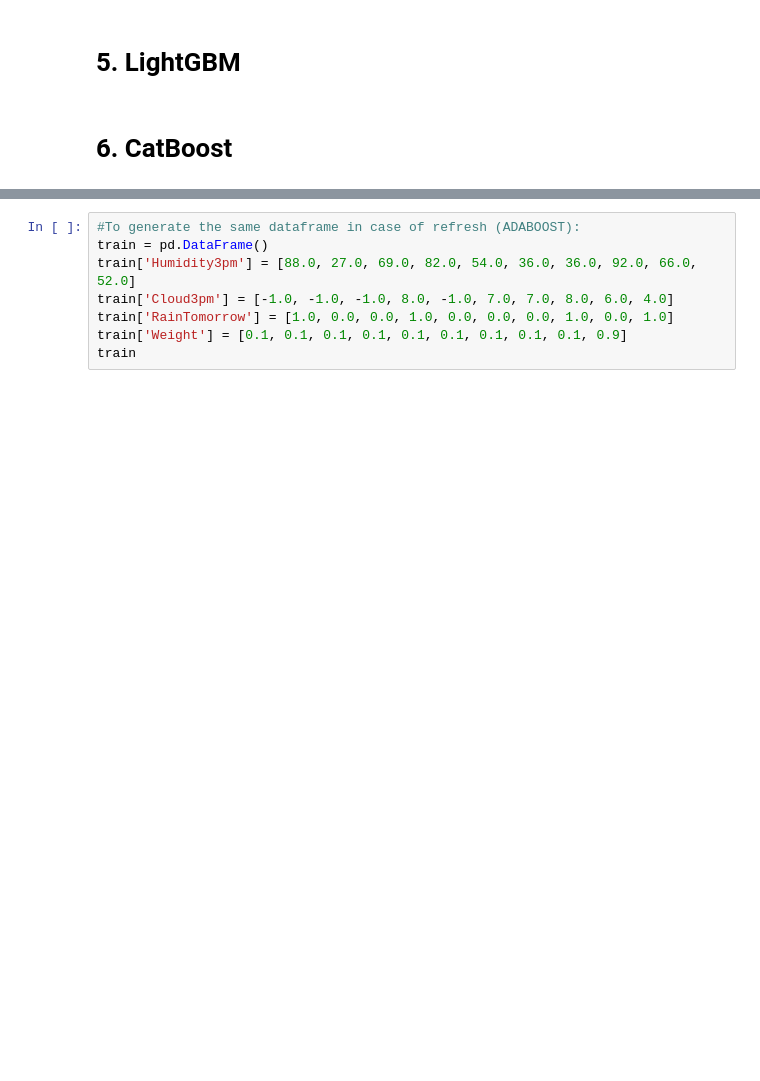
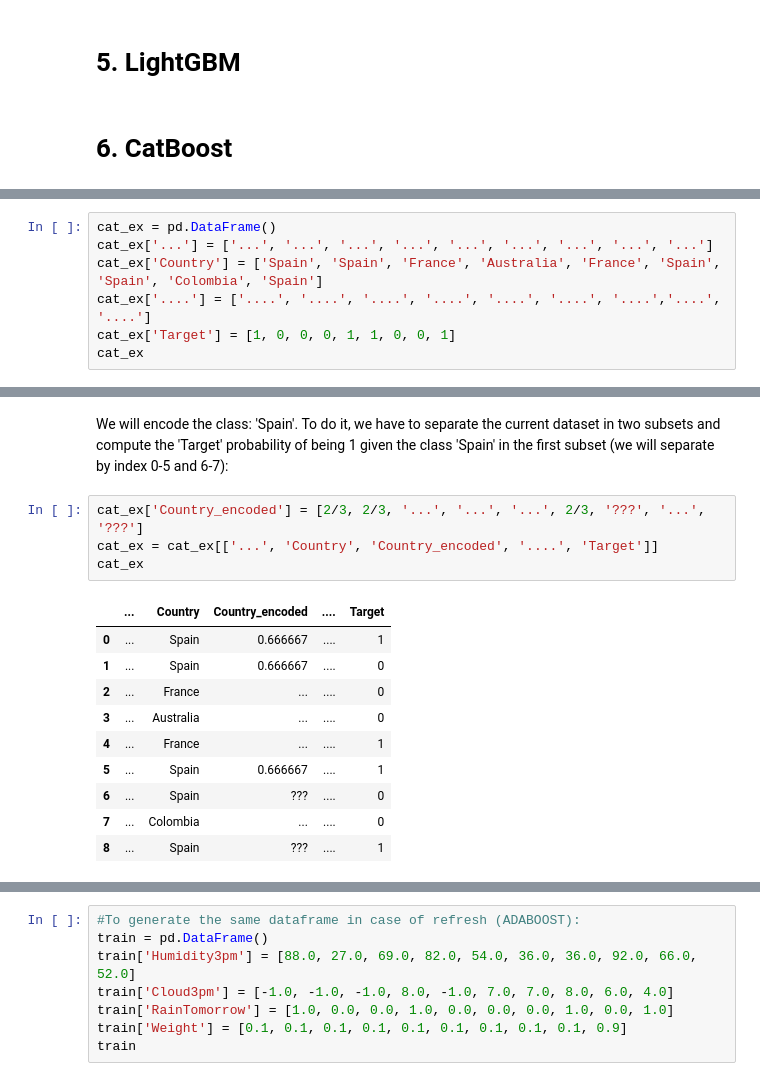
Before and after one commit to GinesMeca/TFG, a Jupyter notebook: notebooks/5. Boosting algorithms (Theory).ipynb, the cells around one changed output, grey strips where cells are left out. Drawn from its saved outputs; the diff is of its cells as text; blank space fills up the shorter version.

```diff
--- a/notebooks/5. Boosting algorithms (Theory).ipynb
+++ b/notebooks/5. Boosting algorithms (Theory).ipynb
@@ -343,0 +348,7 @@ Now, we are in the correct conditions to reapply the decision tree algorithm.
+# %%
+cat_ex = pd.DataFrame()
+cat_ex['...'] = ['...', '...', '...', '...', '...', '...', '...', '...', '...']
+cat_ex['Country'] = ['Spain', 'Spain', 'France', 'Australia', 'France', 'Spain', 'Spain', 'Colombia', 'Spain']
+cat_ex['....'] = ['....', '....', '....', '....', '....', '....', '....','....', '....']
+cat_ex['Target'] = [1, 0, 0, 0, 1, 1, 0, 0, 1]
+cat_ex
@@ -343,0 +366,17 @@ Now, we are in the correct conditions to reapply the decision tree algorithm.
+# %% [markdown]
+We will encode the class: 'Spain'. To do it, we have to separate the current dataset in two subsets and compute the 'Target' probability of being 1 given the class 'Spain' in the first subset (we will separate by index 0-5 and 6-7):
+# %%
+cat_ex['Country_encoded'] = [2/3, 2/3, '...', '...', '...', 2/3, '???', '...', '???']
+cat_ex = cat_ex[['...', 'Country', 'Country_encoded', '....', 'Target']]
+cat_ex
+# %% [output]
+|  | ... | Country | Country_encoded | .... | Target |
+| 0 | ... | Spain | 0.666667 | .... | 1 |
+| 1 | ... | Spain | 0.666667 | .... | 0 |
+| 2 | ... | France | ... | .... | 0 |
+| 3 | ... | Australia | ... | .... | 0 |
+| 4 | ... | France | ... | .... | 1 |
+| 5 | ... | Spain | 0.666667 | .... | 1 |
+| 6 | ... | Spain | ??? | .... | 0 |
+| 7 | ... | Colombia | ... | .... | 0 |
+| 8 | ... | Spain | ??? | .... | 1 |
```
Also changed, not shown: parts of 6 cells of this notebook, 1 other file.
